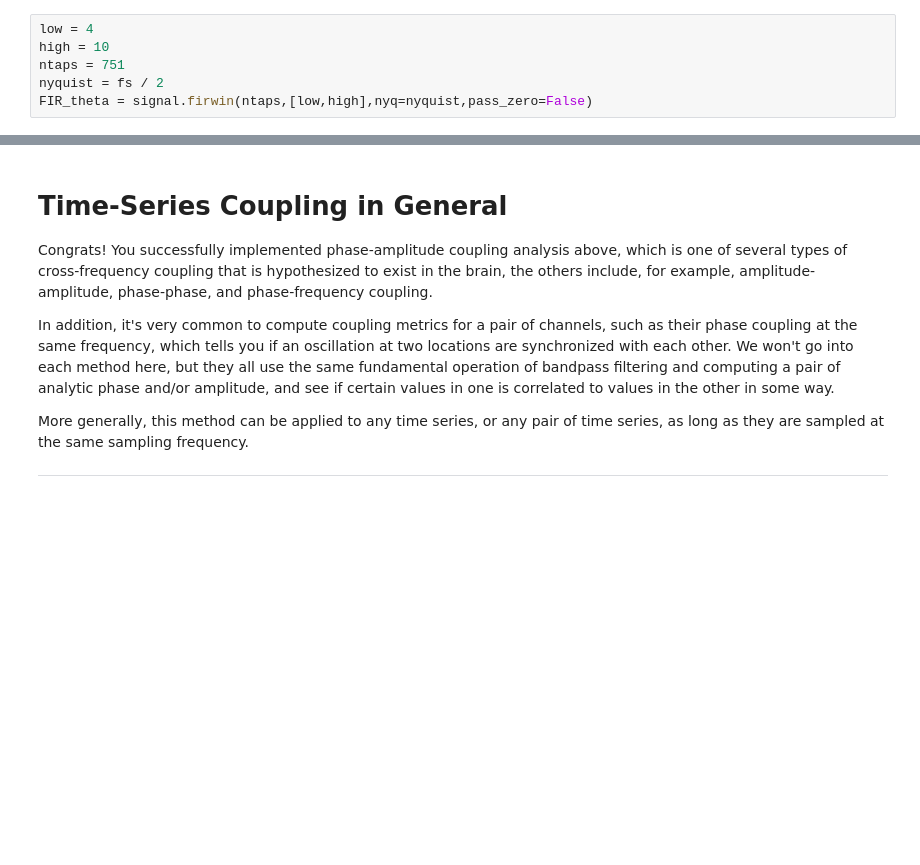
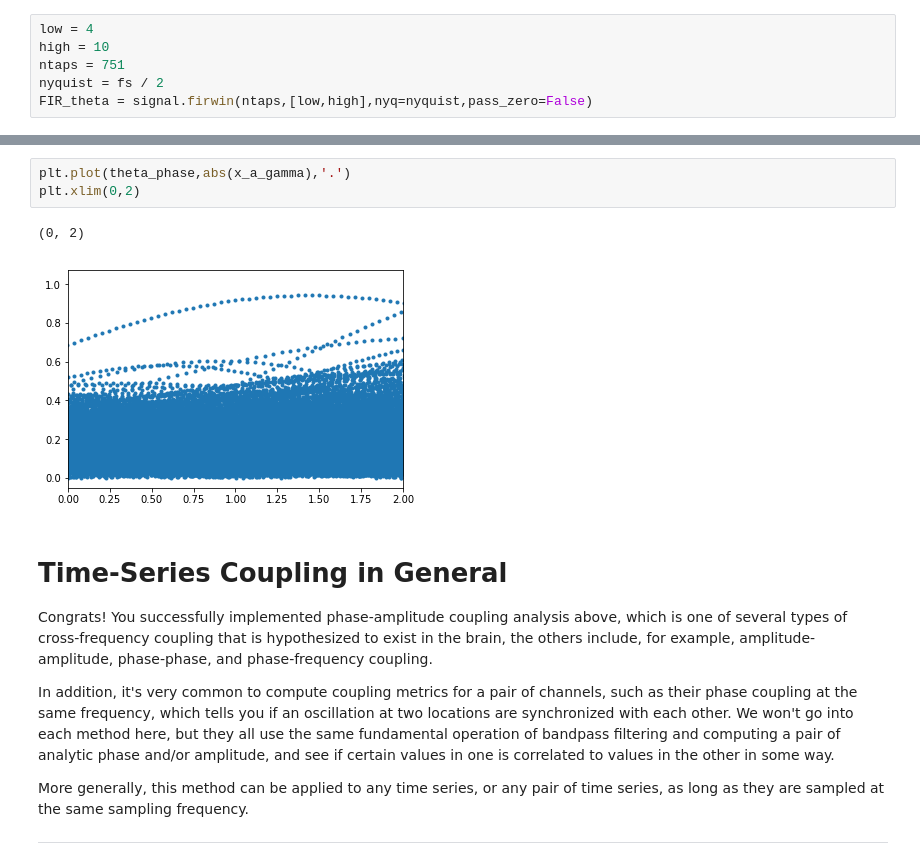
Before and after one commit to benjaminmakowsky/cogs118c, a Jupyter notebook: Assignments/A4-HilbertLFPSpike.ipynb, the cells around one changed output, grey strips where cells are left out. Drawn from its saved outputs; the diff is of its cells as text; blank space fills up the shorter version.

```diff
--- a/Assignments/A4-HilbertLFPSpike.ipynb
+++ b/Assignments/A4-HilbertLFPSpike.ipynb
@@ -275,3 +301,9 @@ plt.legend()
+# %%
+plt.plot(theta_phase,abs(x_a_gamma),'.')
+plt.xlim(0,2)
+# %% [output]
+(0, 2)
+[figure, added]
 # %% [markdown]
 # Time-Series Coupling in General
 Congrats! You successfully implemented phase-amplitude coupling analysis above, which is one of several types of cross-frequency coupling that is hypothesized to exist in the brain, the others include, for example, amplitude-amplitude, phase-phase, and phase-frequency coupling.
```
Also changed, not shown: parts of 13 cells of this notebook, 2 other files.
